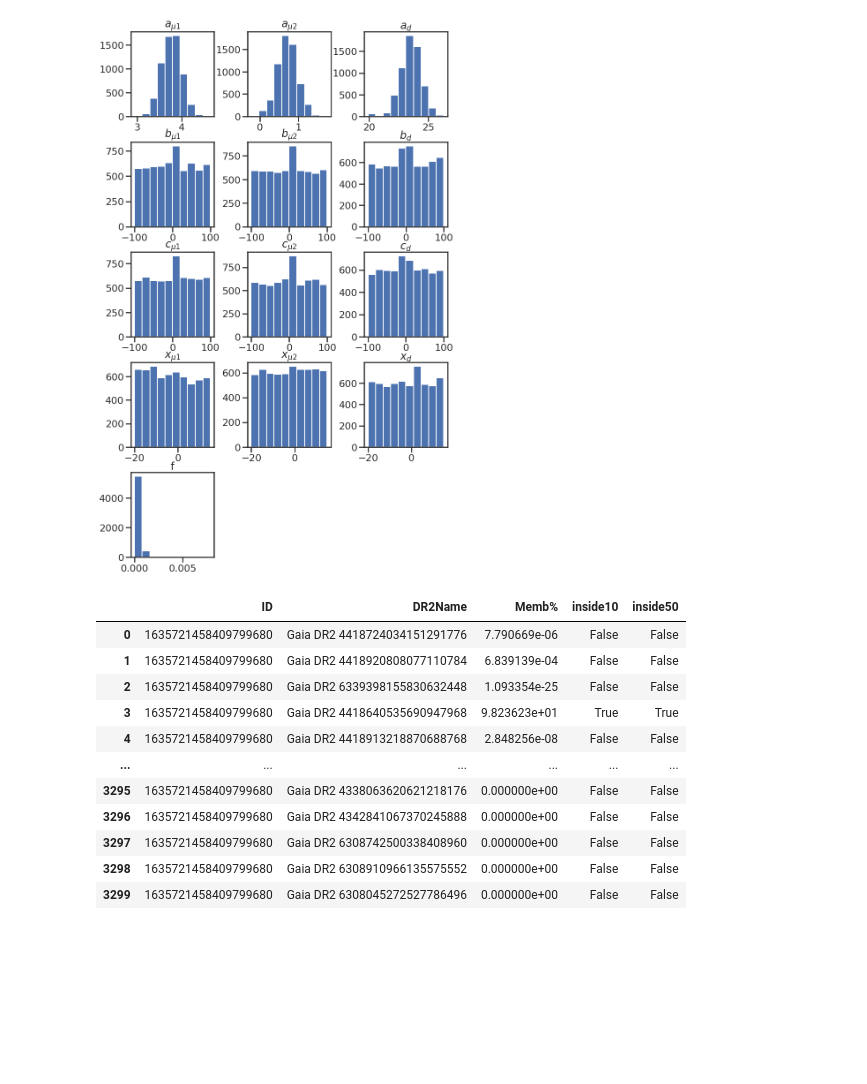
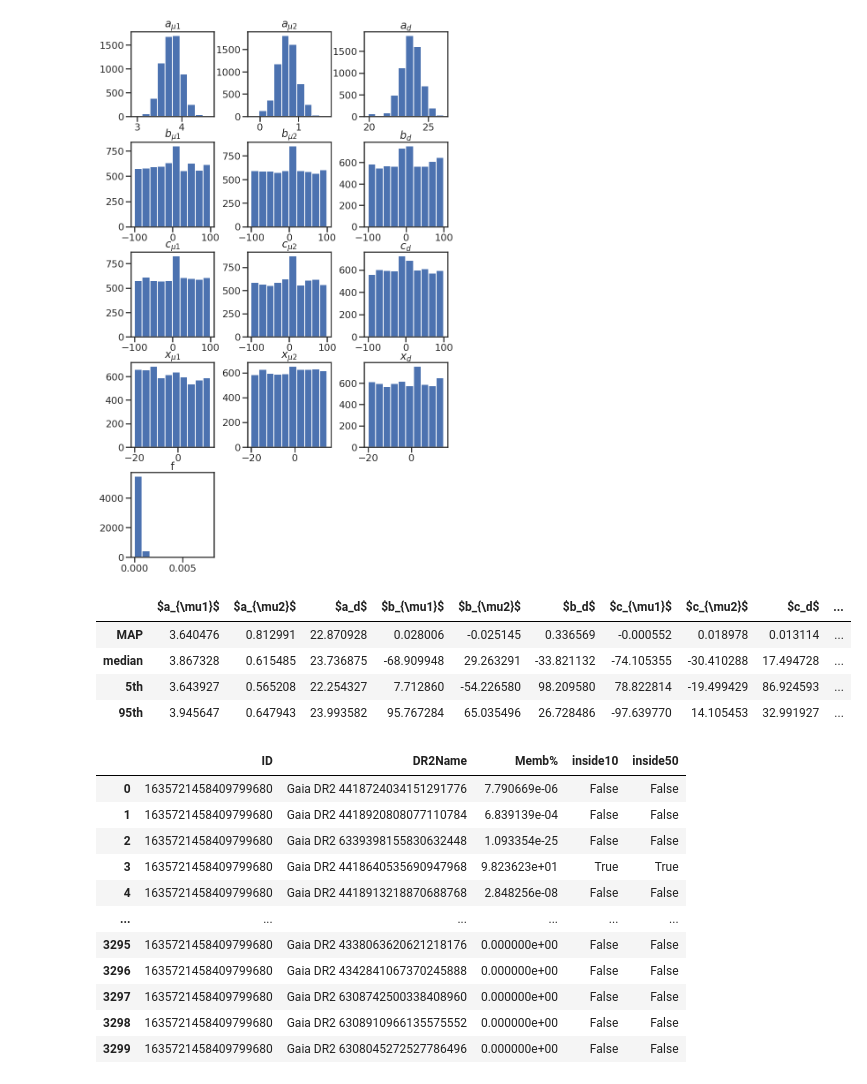
Before and after one commit to bdominguez13/stream_memb, a Jupyter notebook: Price+2019/Pal5.ipynb, the cells around one changed output. Drawn from its saved outputs; the diff is of its cells as text; code cells hidden in the pictures; blank space fills up the shorter version.

Commit message:
Notebook con pruebas de resultados

```diff
--- a/Price+2019/Pal5.ipynb
+++ b/Price+2019/Pal5.ipynb
@@ -640,3 +726,11 @@ for i in N:
+# %%
+theta_resul
+# %% [output]
+|  | $a_{\mu1}$ | $a_{\mu2}$ | $a_d$ | $b_{\mu1}$ | $b_{\mu2}$ | $b_d$ | $c_{\mu1}$ | $c_{\mu2}$ | $c_d$ | ... |
+| MAP | 3.640476 | 0.812991 | 22.870928 | 0.028006 | -0.025145 | 0.336569 | -0.000552 | 0.018978 | 0.013114 | ... |
+| median | 3.867328 | 0.615485 | 23.736875 | -68.909948 | 29.263291 | -33.821132 | -74.105355 | -30.410288 | 17.494728 | ... |
+| 5th | 3.643927 | 0.565208 | 22.254327 | 7.712860 | -54.226580 | 98.209580 | 78.822814 | -19.499429 | 86.924593 | ... |
+| 95th | 3.945647 | 0.647943 | 23.993582 | 95.767284 | 65.035496 | 26.728486 | -97.639770 | 14.105453 | 32.991927 | ... |
 # %%
 memb_prob
 # %% [output]
```
Also changed, not shown: parts of 6 cells of this notebook.
